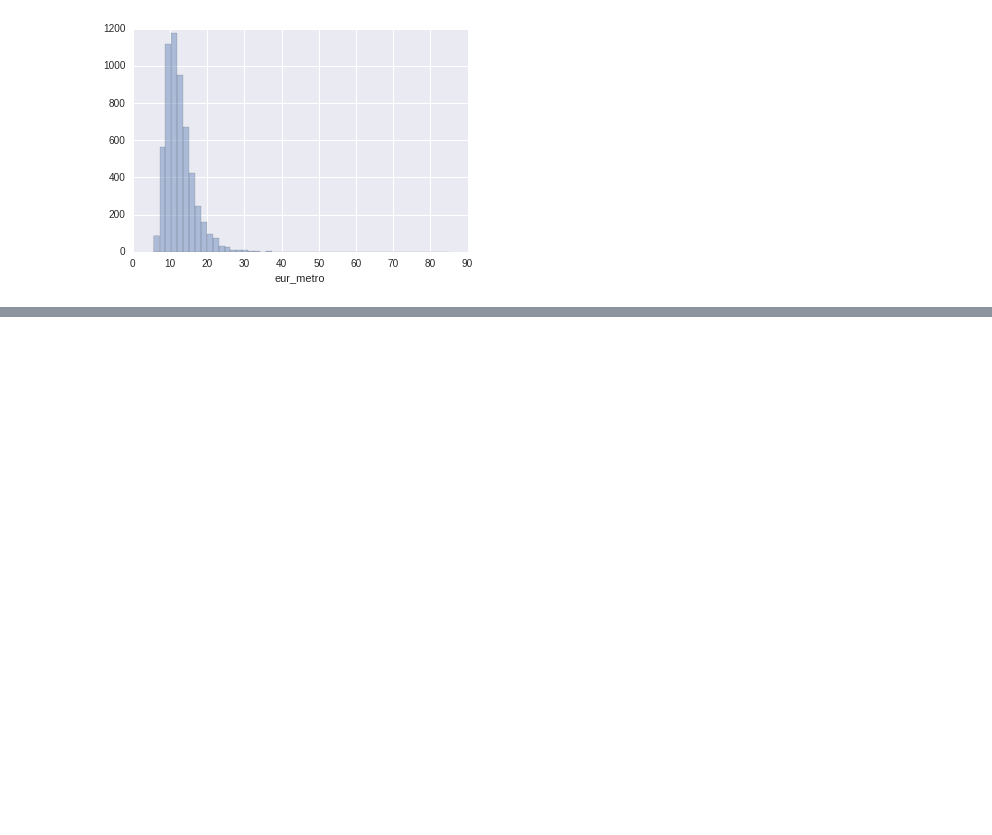
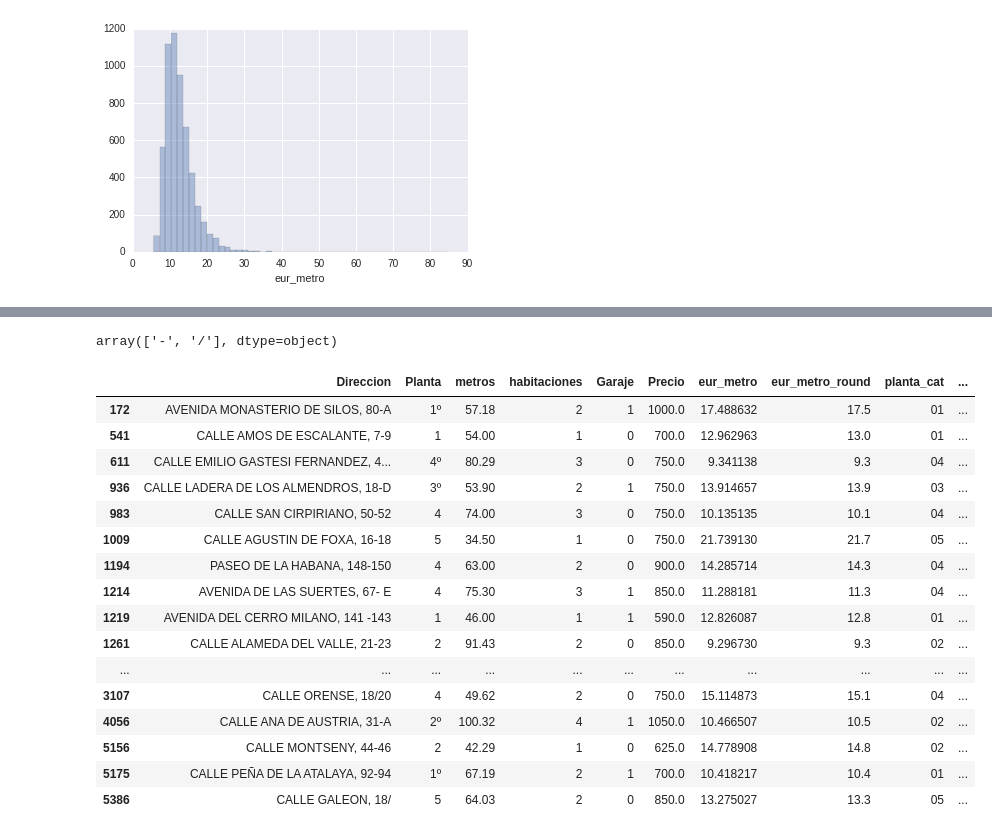
Before and after one commit to manuelmaestre/Proyecto_MDS, a Jupyter notebook: code/raw/02_Procesar_datos_IVIMA.ipynb, the cells around one changed output, grey strips where cells are left out. Saved outputs shown, nothing was run; the diff lists cells and outputs as text; code cells hidden in the pictures; blank space fills up the shorter version.

```diff
--- a/code/raw/02_Procesar_datos_IVIMA.ipynb
+++ b/code/raw/02_Procesar_datos_IVIMA.ipynb
@@ -144,0 +302,6 @@ planta_ivima.to_clipboard()
+# %%
+rawdata.loc[rawdata['numero'].isnull(), 'numero'] = ''
+
+# Elimnar espacios del campo numero
+
+rawdata['numero'] = rawdata['numero'].str.replace(' ', '')
@@ -144,0 +310,29 @@ planta_ivima.to_clipboard()
+# %%
+separadores = rawdata[rawdata['numero'].str.contains('\W+')]['numero'].str.extract('(\W+)').unique()
+# %%
+separadores
+# %% [output]
+array(['-', '/'], dtype=object)
+# %%
+for separador in separadores:
+    rawdata['numero'] = rawdata['numero'].str.replace(separador, '-')
+# %%
+rawdata[rawdata['numero'].str.contains('\W+')]
+# %% [output]
+|  | Direccion | Planta | metros | habitaciones | Garaje | Precio | eur_metro | eur_metro_round | planta_cat | ... |
+| 172 | AVENIDA MONASTERIO DE SILOS, 80-A | 1º | 57.18 | 2 | 1 | 1000.0 | 17.488632 | 17.5 | 01 | ... |
+| 541 | CALLE AMOS DE ESCALANTE, 7-9 | 1 | 54.00 | 1 | 0 | 700.0 | 12.962963 | 13.0 | 01 | ... |
+| 611 | CALLE EMILIO GASTESI FERNANDEZ, 4... | 4º | 80.29 | 3 | 0 | 750.0 | 9.341138 | 9.3 | 04 | ... |
+| 936 | CALLE LADERA DE LOS ALMENDROS, 18-D | 3º | 53.90 | 2 | 1 | 750.0 | 13.914657 | 13.9 | 03 | ... |
+| 983 | CALLE SAN CIRPIRIANO, 50-52 | 4 | 74.00 | 3 | 0 | 750.0 | 10.135135 | 10.1 | 04 | ... |
+| 1009 | CALLE AGUSTIN DE FOXA, 16-18 | 5 | 34.50 | 1 | 0 | 750.0 | 21.739130 | 21.7 | 05 | ... |
+| 1194 | PASEO DE LA HABANA, 148-150 | 4 | 63.00 | 2 | 0 | 900.0 | 14.285714 | 14.3 | 04 | ... |
+| 1214 | AVENIDA DE LAS SUERTES, 67- E | 4 | 75.30 | 3 | 1 | 850.0 | 11.288181 | 11.3 | 04 | ... |
+| 1219 | AVENIDA DEL CERRO MILANO, 141 -143 | 1 | 46.00 | 1 | 1 | 590.0 | 12.826087 | 12.8 | 01 | ... |
+| 1261 | CALLE ALAMEDA DEL VALLE, 21-23 | 2 | 91.43 | 2 | 0 | 850.0 | 9.296730 | 9.3 | 02 | ... |
+| ... | ... | ... | ... | ... | ... | ... | ... | ... | ... | ... |
+| 3107 | CALLE ORENSE, 18/20 | 4 | 49.62 | 2 | 0 | 750.0 | 15.114873 | 15.1 | 04 | ... |
+| 4056 | CALLE ANA DE AUSTRIA, 31-A | 2º | 100.32 | 4 | 1 | 1050.0 | 10.466507 | 10.5 | 02 | ... |
+| 5156 | CALLE MONTSENY, 44-46 | 2 | 42.29 | 1 | 0 | 625.0 | 14.778908 | 14.8 | 02 | ... |
+| 5175 | CALLE PEÑA DE LA ATALAYA, 92-94 | 1º | 67.19 | 2 | 1 | 700.0 | 10.418217 | 10.4 | 01 | ... |
+| 5386 | CALLE GALEON, 18/ | 5 | 64.03 | 2 | 0 | 850.0 | 13.275027 | 13.3 | 05 | ... |
```
Also changed, not shown: parts of 74 cells of this notebook.
